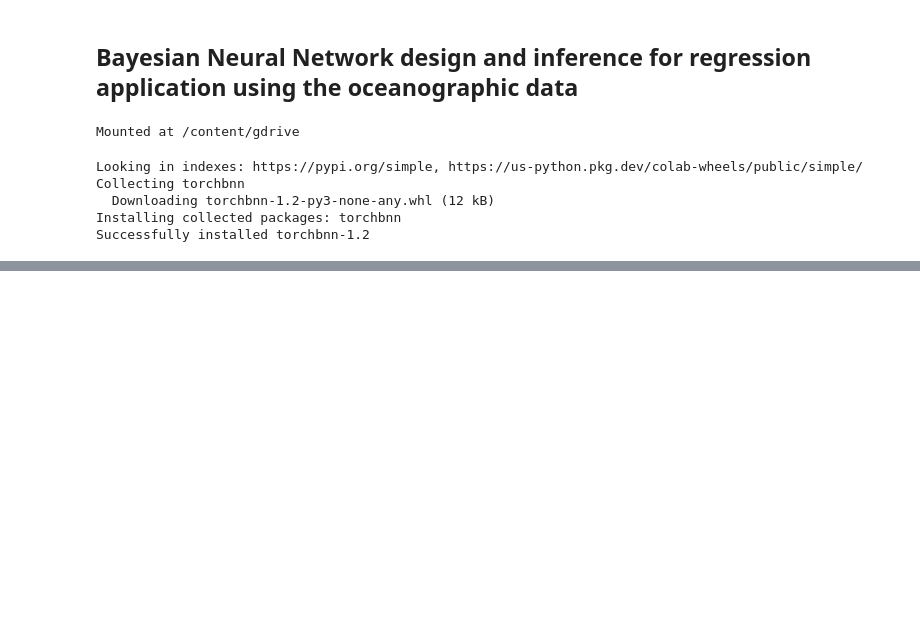
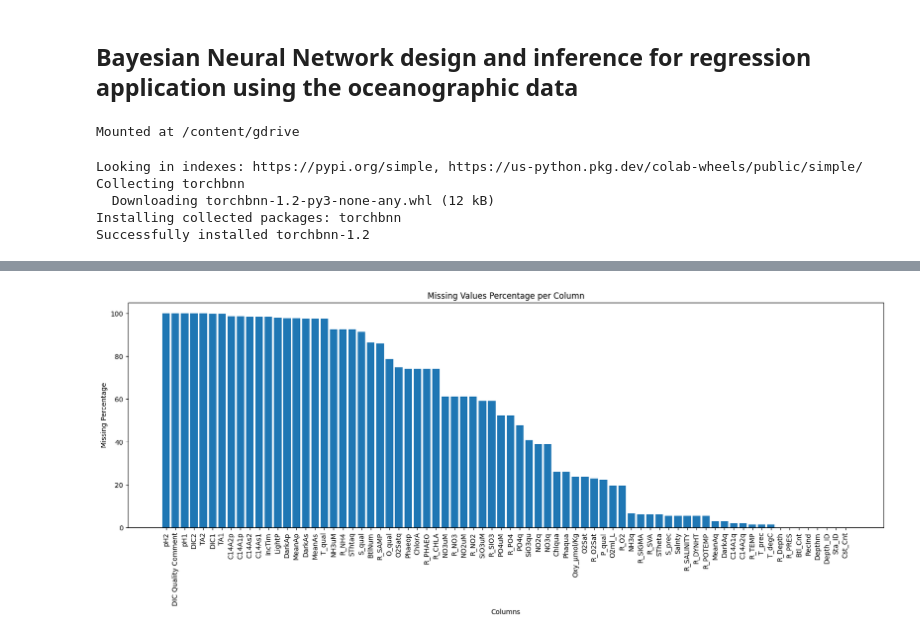
Before and after one commit to SohamBera16/bayesian-neural-network-based-prediction-using-Environmental-data, a Jupyter notebook: BNN_Regression.ipynb, the cells around one changed output, grey strips where cells are left out. Cells and saved outputs as stored; diff of their text form; code cells hidden in the pictures; blank space fills up the shorter version.

```diff
--- a/BNN_Regression.ipynb
+++ b/BNN_Regression.ipynb
@@ -26,0 +119,20 @@ import seaborn as sns
+# %%
+# Calculate the percentage of missing values in each column
+missing_percentages = bottle_df.isnull().mean() * 100
+
+# Create a DataFrame to store the missing value percentages
+missing_df = pd.DataFrame(missing_percentages, columns=['Missing Percentage'])
+
+# Sort the DataFrame by missing percentage in descending order
+missing_df = missing_df.sort_values(by='Missing Percentage', ascending=False)
+
+# Plot the missing value percentages
+plt.figure(figsize=(20, 6))
+plt.bar(missing_df.index, missing_df['Missing Percentage'])
+plt.xlabel('Columns')
+plt.ylabel('Missing Percentage')
+plt.title('Missing Values Percentage per Column')
+plt.xticks(rotation=90)
+plt.show()
+# %% [output]
+[figure, added]
```
Also changed, not shown: parts of 12 cells of this notebook.
